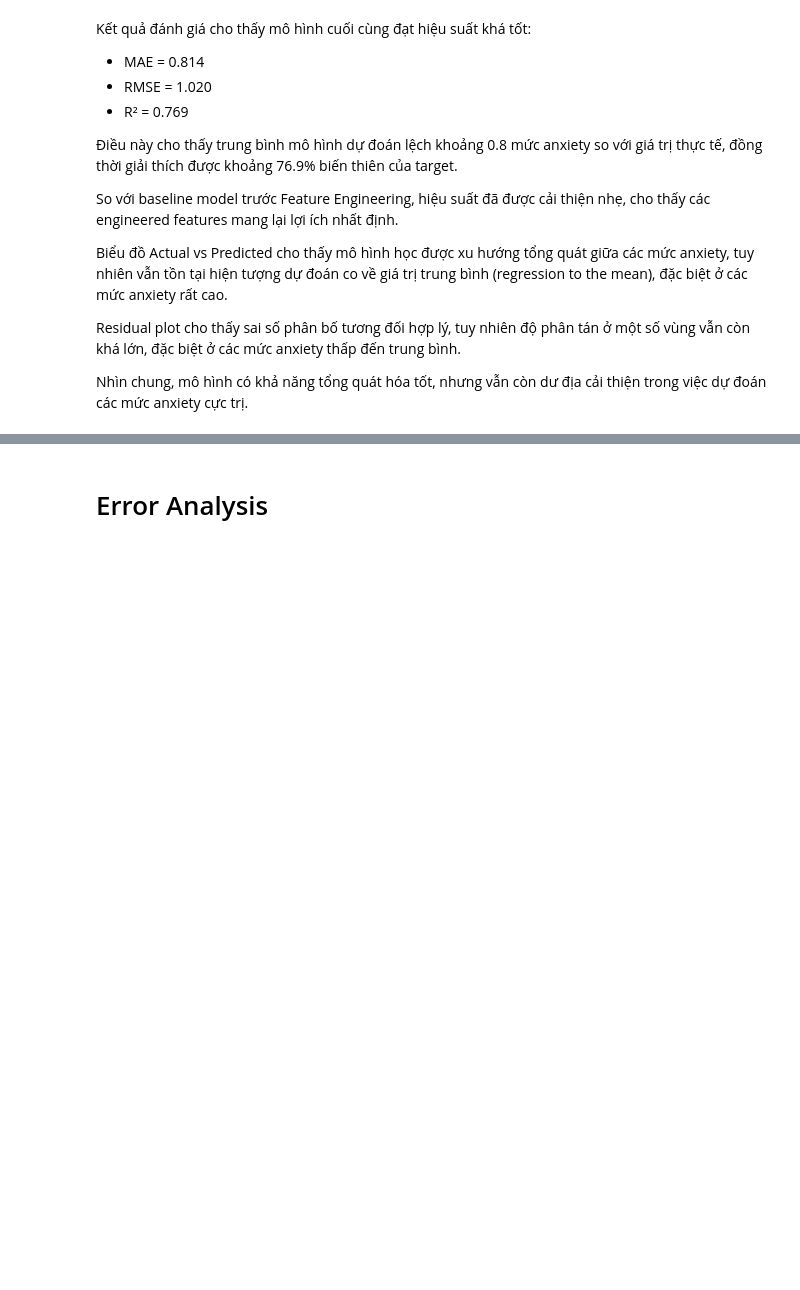
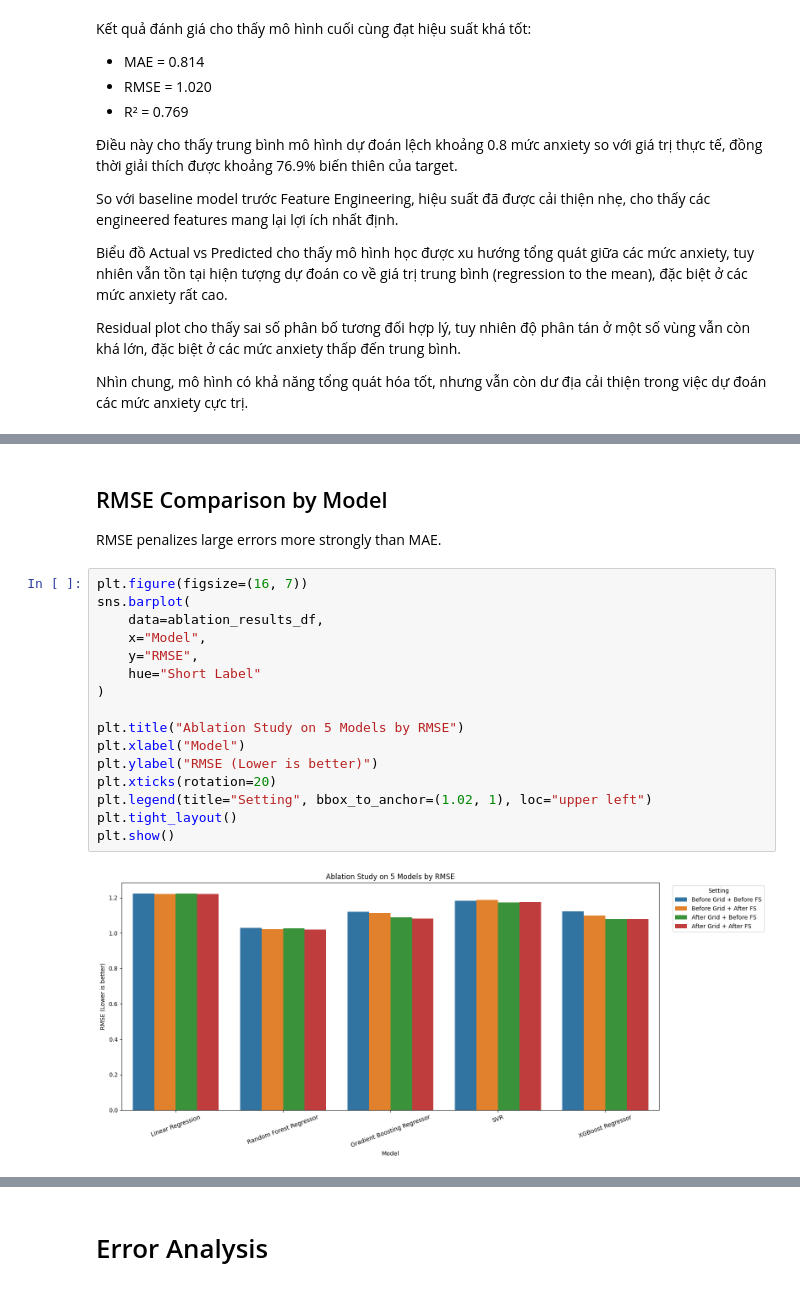
Before and after one commit to Luchienlanh/Social-Anxiety, a Jupyter notebook: Backend/CS114_FinalModel.ipynb, the cells around one changed output, grey strips where cells are left out. Saved outputs shown, nothing was run; the diff lists cells and outputs as text; blank space fills up the shorter version.

```diff
--- a/Backend/CS114_FinalModel.ipynb
+++ b/Backend/CS114_FinalModel.ipynb
@@ -1503,0 +1799,22 @@ Nhìn chung, mô hình có khả năng tổng quát hóa tốt, nhưng vẫn cò
+# %% [markdown]
+## RMSE Comparison by Model
+
+RMSE penalizes large errors more strongly than MAE.
+# %%
+plt.figure(figsize=(16, 7))
+sns.barplot(
+    data=ablation_results_df,
+    x="Model",
+    y="RMSE",
+    hue="Short Label"
+)
+
+plt.title("Ablation Study on 5 Models by RMSE")
+plt.xlabel("Model")
+plt.ylabel("RMSE (Lower is better)")
+plt.xticks(rotation=20)
+plt.legend(title="Setting", bbox_to_anchor=(1.02, 1), loc="upper left")
+plt.tight_layout()
+plt.show()
+# %% [output]
+[figure, added]
```
Also changed, not shown: parts of 14 cells of this notebook, 5 other files.
